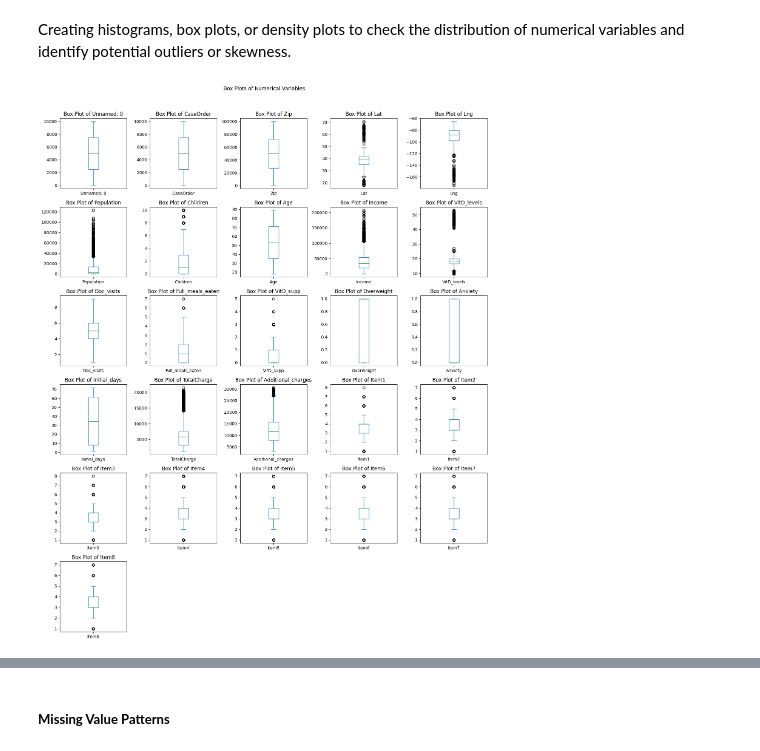
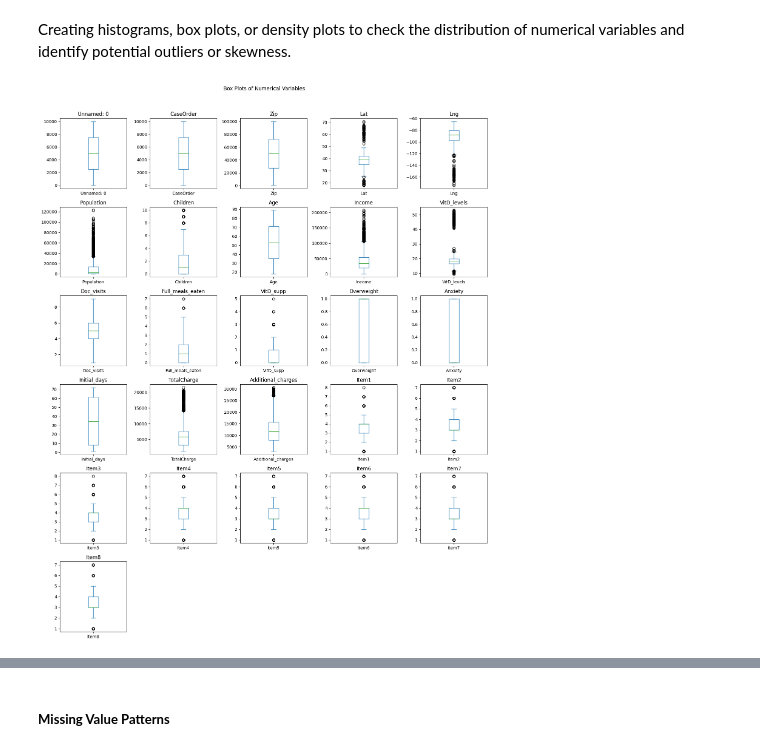
Before and after one commit to nestrada79/MSDA, a Jupyter notebook: D206/D206.ipynb, the cells around one changed output, grey strips where cells are left out. Drawn from its saved outputs; the diff is of its cells as text; code cells hidden in the pictures.

```diff
--- a/D206/D206.ipynb
+++ b/D206/D206.ipynb
@@ -262,31 +274,31 @@ Creating histograms, box plots, or density plots to check the distribution of nu
 # %%
 # Number of numerical columns and columns per row
 num_columns = len(numerical_columns.columns)
 columns_per_row = 5  # Adjust the number of columns per row as needed
 
 # Calculate the number of rows for the grid layout
 num_rows = (num_columns + columns_per_row - 1) // columns_per_row
 
 # Create box plots for all numerical columns in a grid layout
 fig, axes = plt.subplots(nrows=num_rows, ncols=columns_per_row, figsize=(15, 3*num_rows))
 
 for i, column in enumerate(numerical_columns.columns):
     row_idx = i // columns_per_row
     col_idx = i % columns_per_row
     numerical_columns[column].plot(kind='box', ax=axes[row_idx, col_idx])
-    axes[row_idx, col_idx].set_title(f"Box Plot of {column}")
+    axes[row_idx, col_idx].set_title(column)
 
 # Remove any empty subplots
 for i in range(num_columns, num_rows * columns_per_row):
     row_idx = i // columns_per_row
     col_idx = i % columns_per_row
     fig.delaxes(axes[row_idx, col_idx])
 
 plt.suptitle("Box Plots of Numerical Variables", y=1.02)
 plt.tight_layout()
 plt.show()
 # %% [output]
-[figure, old version]
+[figure, new version]
 # %%
 # Create histograms for all numerical columns
 num_plots = len(numerical_columns.columns)
```
Also changed, not shown: parts of 28 cells of this notebook.
